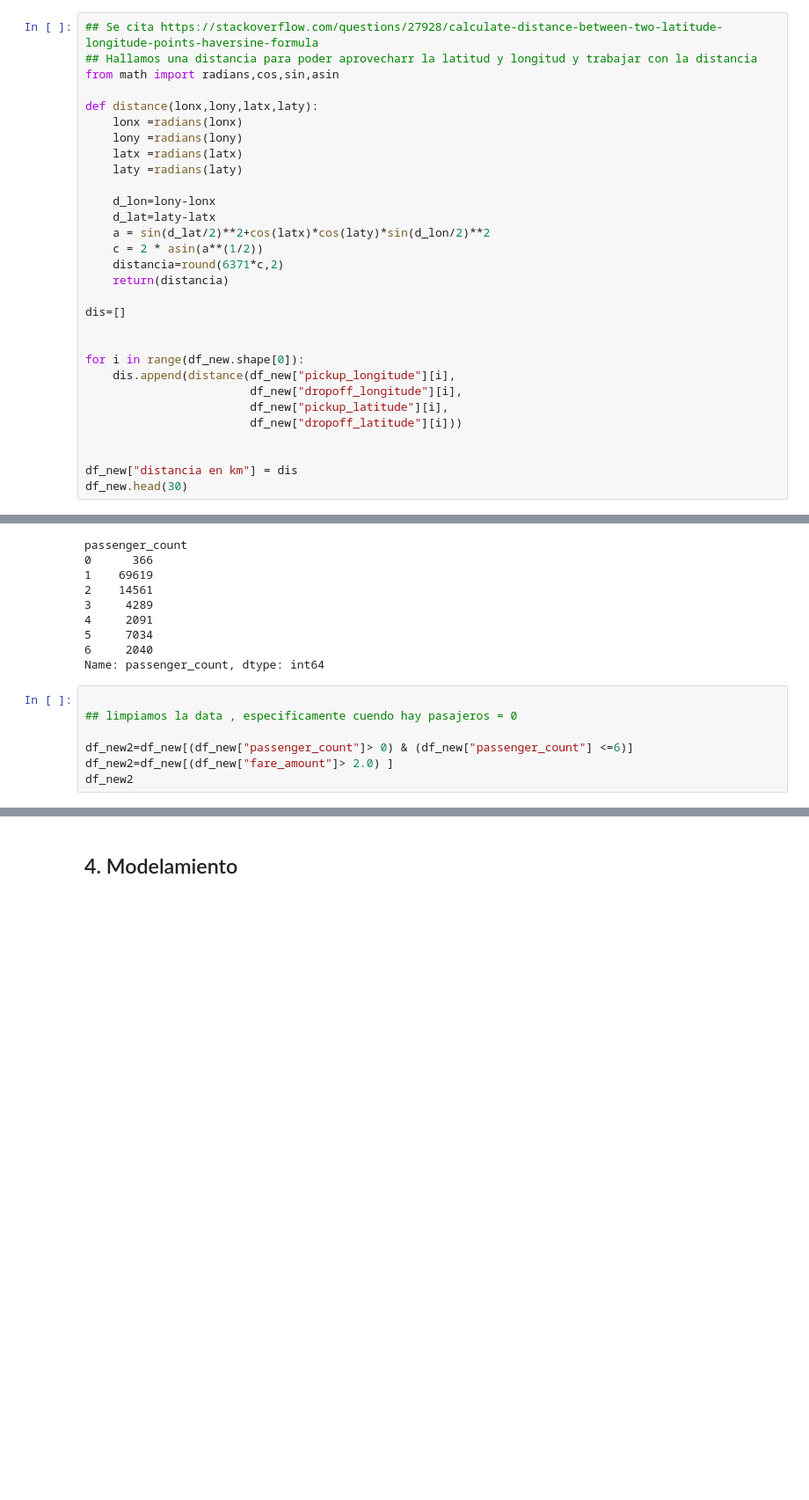
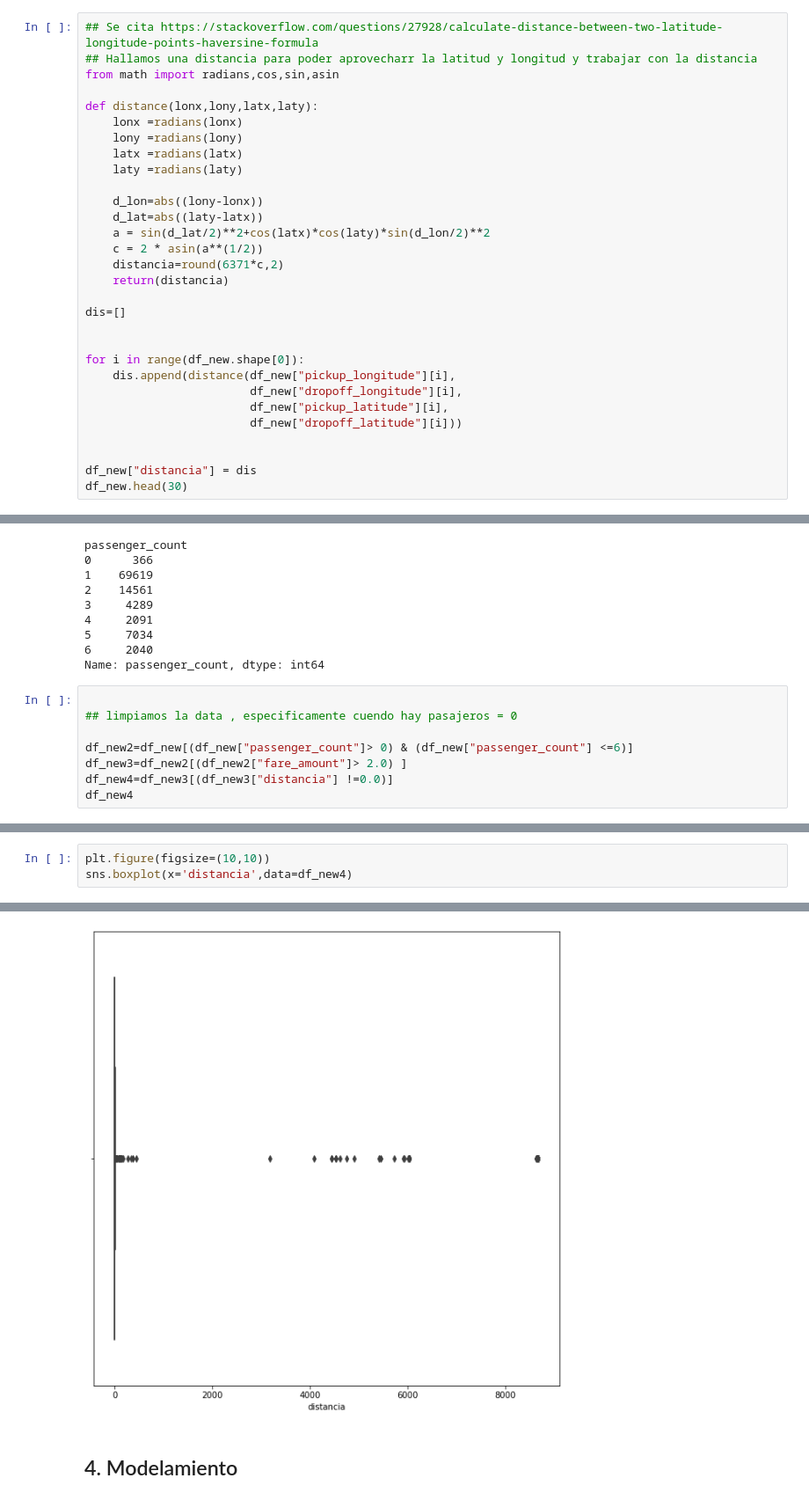
Before and after one commit to Sdann26/CC421-PC2, a Jupyter notebook: Proyecto.ipynb, the cells around one changed output, grey strips where cells are left out. Shown at 88% size. Cells and saved outputs as stored; diff of their text form; blank space fills up the shorter version.

```diff
--- a/Proyecto.ipynb
+++ b/Proyecto.ipynb
@@ -247,8 +218,8 @@ def distance(lonx,lony,latx,laty):
     latx =radians(latx)
     laty =radians(laty)
 
-    d_lon=lony-lonx
-    d_lat=laty-latx
+    d_lon=abs((lony-lonx))
+    d_lat=abs((laty-latx))
     a = sin(d_lat/2)**2+cos(latx)*cos(laty)*sin(d_lon/2)**2
     c = 2 * asin(a**(1/2))
     distancia=round(6371*c,2)
@@ -264,7 +235,7 @@ for i in range(df_new.shape[0]):
                         df_new["dropoff_latitude"][i]))
 
 
-df_new["distancia en km"] = dis
+df_new["distancia"] = dis
 df_new.head(30)
 # %% [output]
 |  | fare_amount | pickup_datetime | pickup_longitude | pickup_latitude | dropoff_longitude | dropoff_latitude | ... |
@@ -303,8 +274,9 @@ Name: passenger_count, dtype: int64
 ## limpiamos la data , especificamente cuendo hay pasajeros = 0
 
 df_new2=df_new[(df_new["passenger_count"]> 0) & (df_new["passenger_count"] <=6)]
-df_new2=df_new[(df_new["fare_amount"]> 2.0) ]
-df_new2
+df_new3=df_new2[(df_new2["fare_amount"]> 2.0) ]
+df_new4=df_new3[(df_new3["distancia"] !=0.0)]
+df_new4
 # %% [output]
 |  | fare_amount | pickup_datetime | pickup_longitude | pickup_latitude | dropoff_longitude | dropoff_latitude | ... |
 | 0 | 4.5 | 2009-06-15 17:26:21+00:00 | -73.844311 | 40.721319 | -73.841610 | 40.712278 | ... |
@@ -344,0 +319,4 @@ sns.boxplot(y='fare_amount',data=df_new2)
+# %%
+plt.figure(figsize=(10,10))
+sns.boxplot(x='distancia',data=df_new4)
+# %% [output]
@@ -345,3 +324,4 @@ sns.boxplot(y='fare_amount',data=df_new2)
+[figure, added]
 # %% [markdown]
 ## 4. Modelamiento
 # %% [markdown]
```
Also changed, not shown: parts of 8 cells of this notebook.
